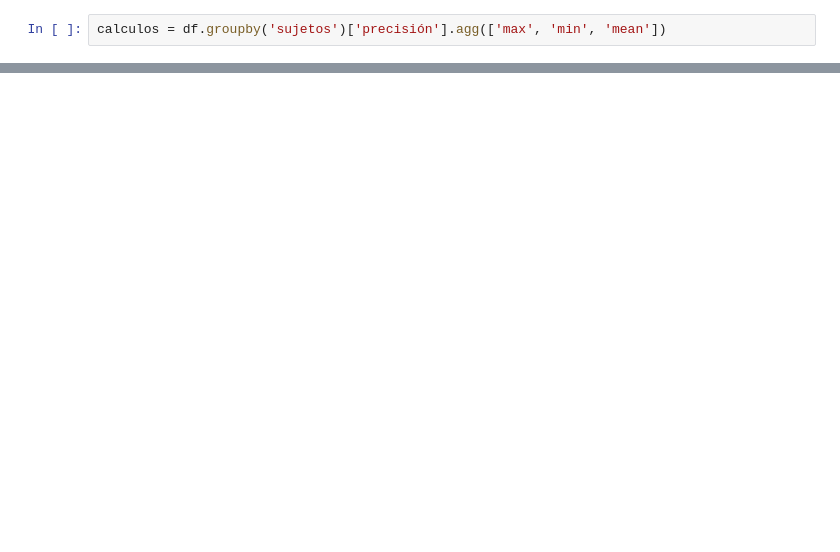
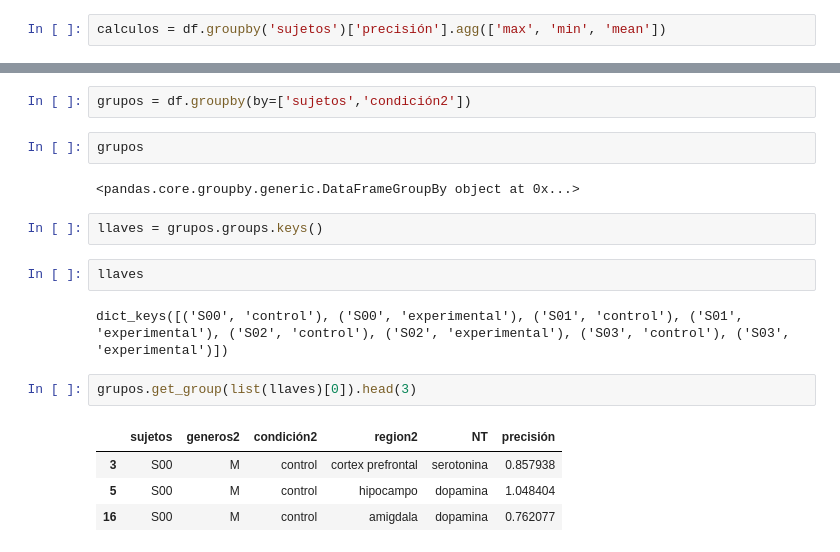
Before and after one commit to Fernando-JAL/Neurociencias-2026-1, a Jupyter notebook: S02_clases/clase_09_22/groupby.ipynb, the cells around one changed output, grey strips where cells are left out. Saved outputs shown, nothing was run; the diff lists cells and outputs as text; blank space fills up the shorter version.

```diff
--- a/S02_clases/clase_09_22/groupby.ipynb
+++ b/S02_clases/clase_09_22/groupby.ipynb
@@ -485,0 +505,19 @@ plt.show()
+# %%
+grupos = df.groupby(by=['sujetos','condición2'])
+# %%
+grupos
+# %% [output]
+<pandas.core.groupby.generic.DataFrameGroupBy object at 0x...>
+# %%
+llaves = grupos.groups.keys()
+# %%
+llaves
+# %% [output]
+dict_keys([('S00', 'control'), ('S00', 'experimental'), ('S01', 'control'), ('S01', 'experimental'), ('S02', 'control'), ('S02', 'experimental'), ('S03', 'control'), ('S03', 'experimental')])
+# %%
+grupos.get_group(list(llaves)[0]).head(3)
+# %% [output]
+|  | sujetos | generos2 | condición2 | region2 | NT | precisión |
+| 3 | S00 | M | control | cortex prefrontal | serotonina | 0.857938 |
+| 5 | S00 | M | control | hipocampo | dopamina | 1.048404 |
+| 16 | S00 | M | control | amigdala | dopamina | 0.762077 |
```
Also changed, not shown: parts of 22 cells of this notebook, 1 other file.
